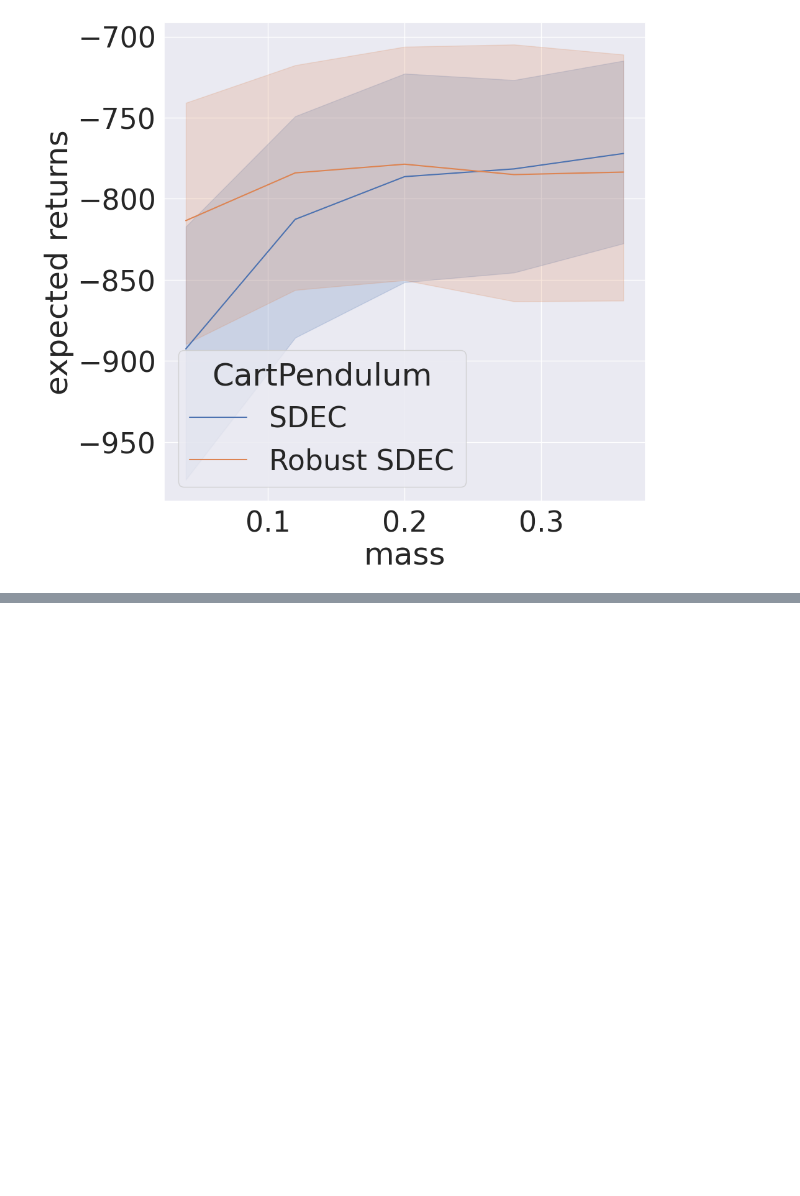
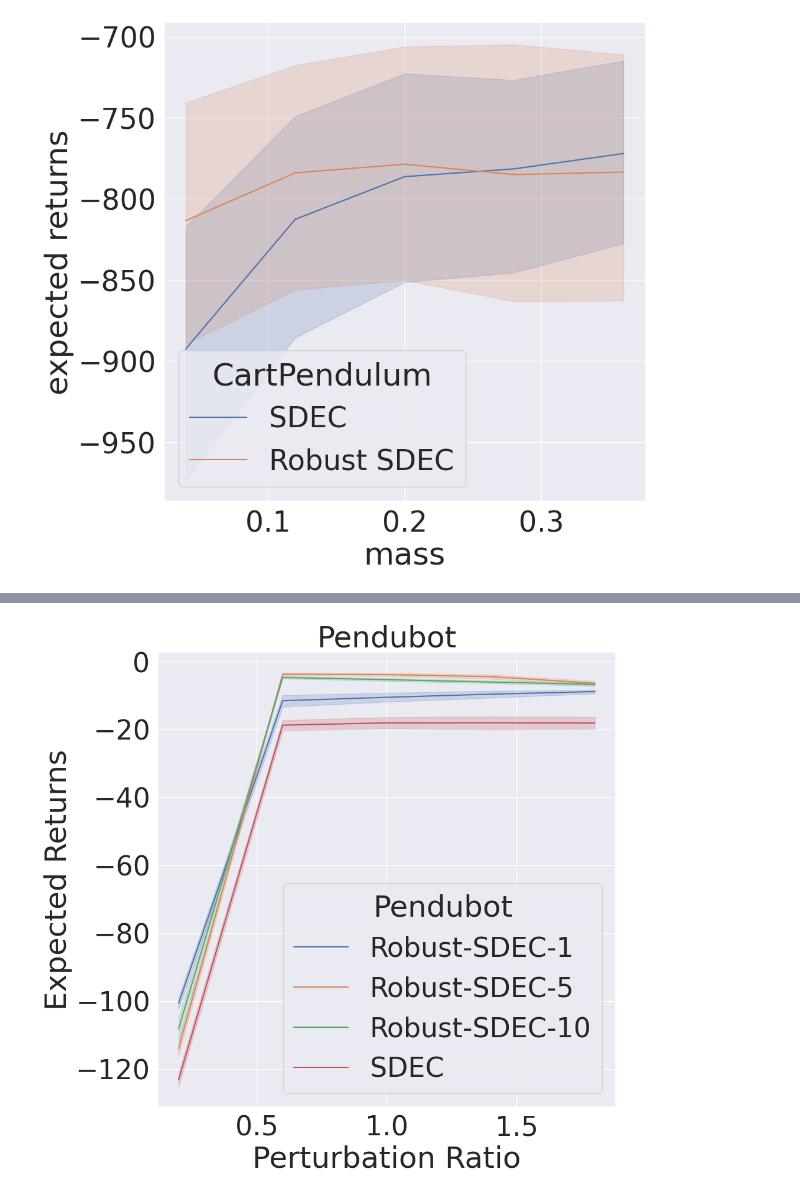
Before and after one commit to mahaitongdae/lvrep-rl-cloned, a Jupyter notebook: eval_robust.ipynb, the cells around one changed output, grey strips where cells are left out. Drawn from its saved outputs; the diff is of its cells as text; code cells hidden in the pictures; blank space fills up the shorter version.

Commit message:
modify pendubot implementations

```diff
--- a/eval_robust.ipynb
+++ b/eval_robust.ipynb
@@ -155,0 +153,12 @@ plt.savefig('./cartpole_robust.pdf')
+# %%
+import os
+
+import pandas as pd
+
+from eval_v2_robust import eval_robust
+
+# df_robust_5 = eval_robust('/home/haitong/PycharmProjects/lvrep-rl-cloned/log/Pendubot-v0_sigma_0.0_rew_scale_3.0_reward_lqr/rfsac_robust_True_nystrom_False_rf_num_4096_learn_rf_False/seed_1_radius_5.0_2024-05-17-11-38-19_adjust_norm')
+# df_robust_10 = eval_robust('/home/haitong/PycharmProjects/lvrep-rl-cloned/log/Pendubot-v0_sigma_0.0_rew_scale_3.0_reward_lqr/rfsac_robust_True_nystrom_False_rf_num_4096_learn_rf_False/seed_1_radius_10.0_2024-05-17-12-24-31_adjust_norm')
+df_robust_1 = eval_robust(
+    '/home/haitong/PycharmProjects/lvrep-rl-cloned/log/Adata4plot_robust/Pendubot/rfsac_robust_True_nystrom_False_rf_num_4096_learn_rf_False/seed_1_radius_1.0_2024-05-17-13-10-28_adjust_norm')
+# df_common = eval_robust('/home/haitong/PycharmProjects/lvrep-rl-cloned/log/Pendubot-v0_sigma_0.0_rew_scale_3.0_reward_lqr/rfsac_robust_False_nystrom_False_rf_num_4096_learn_rf_False/seed_1_radius_1.0_2024-05-17-10-58-13_adjust_norm')
@@ -155,0 +186,18 @@ plt.savefig('./cartpole_robust.pdf')
+# %%
+df_common['Algorithm'] = 'SDEC'
+df_robust['Algorithm'] = 'Robust-SDEC-5'
+df_robust_10['Algorithm'] = 'Robust-SDEC-10'
+df_robust_1['Algorithm'] = 'Robust-SDEC-1'
+import pandas as pd
+import seaborn as sns
+import matplotlib.pyplot as plt
+df = pd.concat([df_robust_1, df_robust, df_robust_10, df_common], ignore_index=True)
+plt.figure(figsize=[10,10])
+sns.set(font_scale=3)
+sns.lineplot(data=df, x='m', y='rets', hue='Pendubot')
+plt.title('Pendubot')
+plt.xlabel('Perturbation Ratio')
+plt.ylabel('Expected Returns')
+plt.savefig('./log/Adata4plot_robust/pendubot_robust.pdf')
+# %% [output]
+[figure, added]
```
Also changed, not shown: parts of 5 cells of this notebook, 4 other files.
